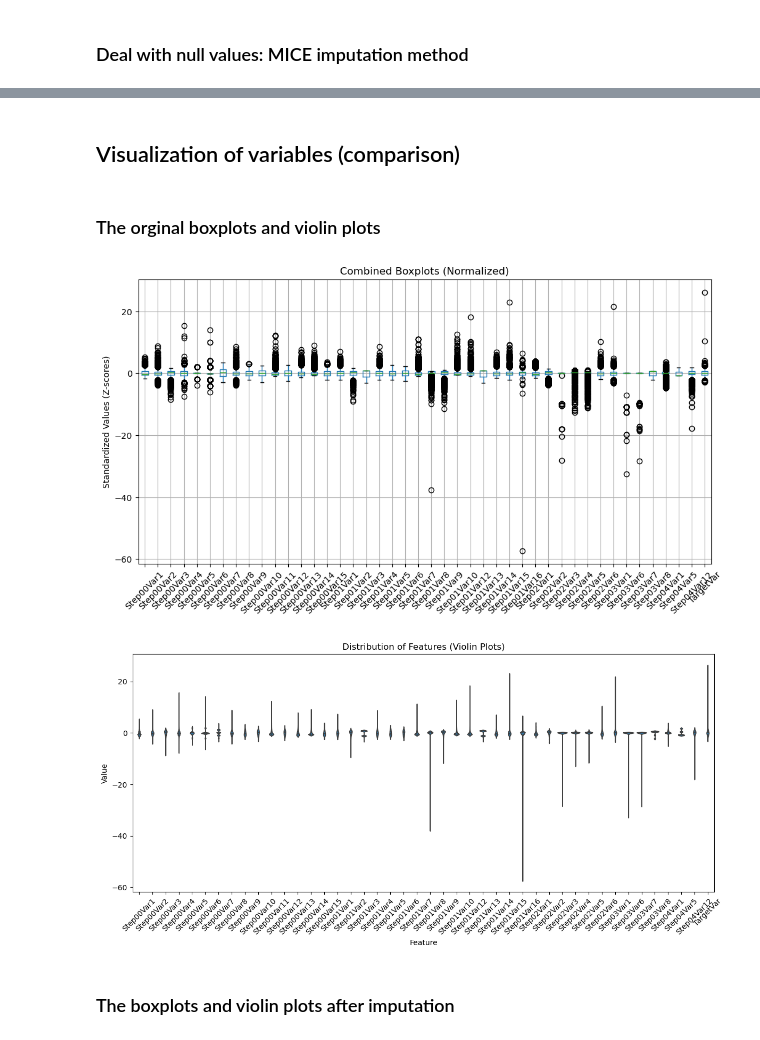
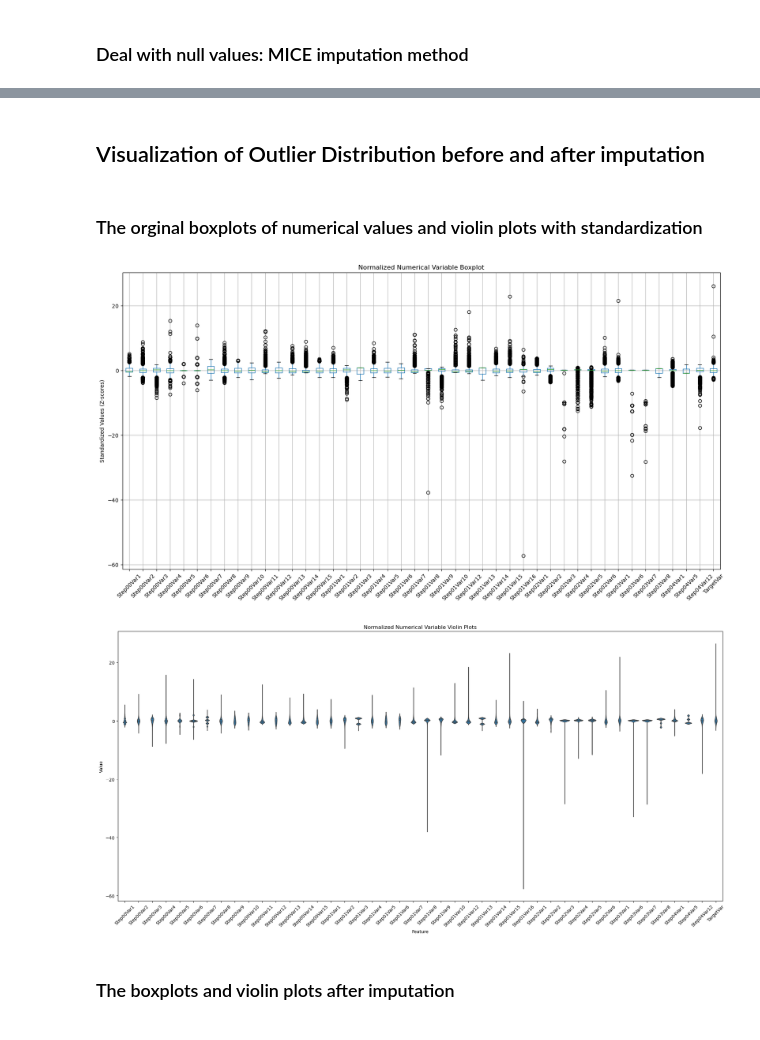
Before and after one commit to masonma21/CAR-T-Optimization, a Jupyter notebook: data_preprocessing_revised.ipynb, the cells around one changed output, grey strips where cells are left out. Drawn from its saved outputs; the diff is of its cells as text; code cells hidden in the pictures.

```diff
--- a/data_preprocessing_revised.ipynb
+++ b/data_preprocessing_revised.ipynb
@@ -42,7 +37,7 @@ dtype: object
 ### Deal with categorical Data: dummy transformation
 # %%
 # Define columns to process (all object columns except MaskID and TypeID)
-excluded_cols = ['MaskID', 'TypeID']  # Columns you don't want to encode
+excluded_cols = ['MaskID', 'TypeID', 'Date']  # Columns you don't want to encode
 columns_to_process = [col for col in df.select_dtypes(include=['object']).columns if col not in excluded_cols]
 
 numerical_like_cols = []
@@ -76,18 +71,11 @@ for col in columns_to_process:
     else:
         categorical_cols.append(col)  # Treat as categorical if unique values are small
 
-# Verify the classification of columns
-print(f"Numerical-like columns: {numerical_like_cols}")
-print(f"Categorical columns: {categorical_cols}")
-
 # Handle one-hot encoding for categorical columns
 if categorical_cols:
     print(f"One-hot encoding the following categorical columns: {categorical_cols}")
     df = pd.get_dummies(df, columns=categorical_cols, drop_first=True)
 
 # Final summary
-print("Numerical-like columns converted to numeric:", numerical_like_cols)
-print("Categorical columns one-hot encoded:", categorical_cols)
-print("Resulting DataFrame shape:", df.shape)
-print("Resulting DataFrame columns:", df.columns)
+df.columns
 # %% [output]
@@ -122,0 +100,4 @@ normalized_vars = pd.DataFrame(
+# %%
+# Select out numerical and categorical variables
+num_vars = df.select_dtypes(include=[np.float64])
+num_vars.columns
@@ -292,31 +314,35 @@ high_corr_pairs
-# %% [markdown]
-## Visualization of variables (comparison)
+# %% [markdown]
+## Visualization of Outlier Distribution before and after imputation
 # %% [markdown]
-### The orginal boxplots and violin plots
+### The orginal boxplots of numerical values and violin plots with standardization
 # %%
 import pandas as pd
-# Combine all variables into a single boxplot
-plt.figure(figsize=(12, 6))
-normalized_vars.boxplot()
-plt.title('Combined Boxplots (Normalized)')
+scaler = StandardScaler()
+num_vars_normal = pd.DataFrame(
+    scaler.fit_transform(num_vars),
+    columns=num_vars.columns
+)
+plt.figure(figsize=(20, 10))
+num_vars_normal.boxplot()
+plt.title('Normalized Numerical Variable Boxplot')
 plt.xticks(rotation=45)
 plt.ylabel('Standardized Values (Z-scores)')
 plt.show()
 # %% [output]
-[figure, old version]
+[figure, new version]
 # %%
 import seaborn as sns
 # Convert data to long format for violin plot
-long_df = normalized_vars.melt(var_name='Feature', value_name='Value')
+long_df = num_vars_normal.melt(var_name='Feature', value_name='Value')
 
-plt.figure(figsize=(12, 6))
+plt.figure(figsize=(20, 10))
 sns.violinplot(x='Feature', y='Value', data=long_df, inner='quartile')
-plt.title('Distribution of Features (Violin Plots)')
+plt.title('Normalized Numerical Variable Violin Plots')
 plt.xticks(rotation=45)
 plt.tight_layout()
 plt.show()
 # %% [output]
-[figure, old version]
+[figure, new version]
 # %% [markdown]
 ### The boxplots and violin plots after imputation
 # %%
```
Also changed, not shown: parts of 27 cells of this notebook.
